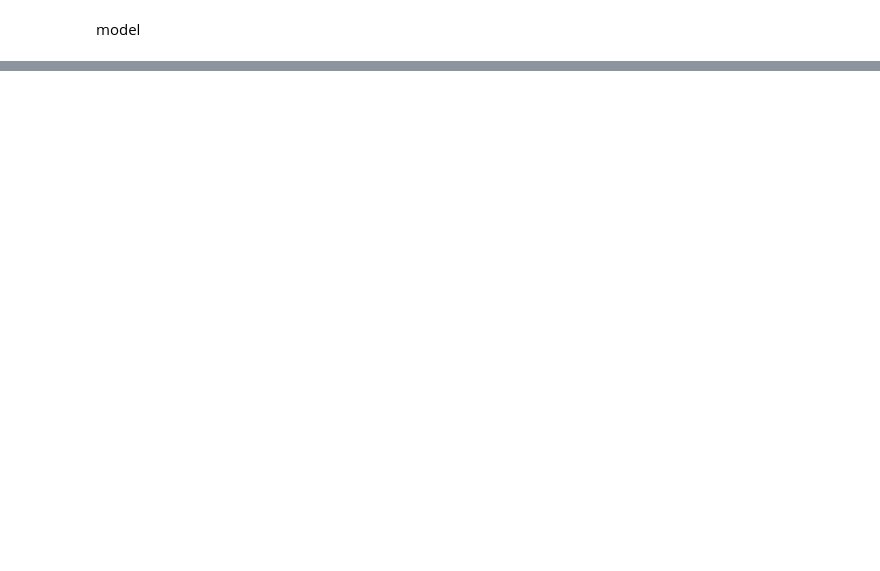
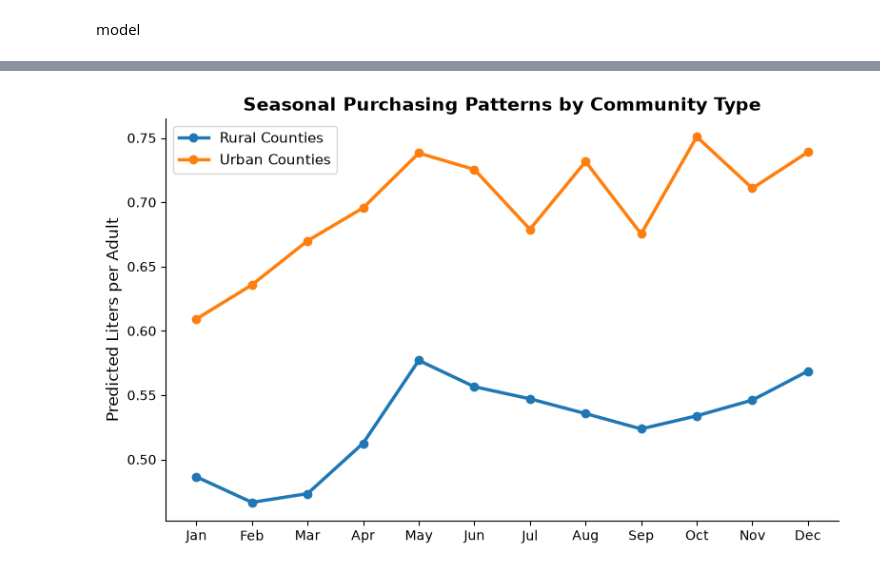
Before and after one commit to HudsonPifer1217/Data4401AlcoholProject, a Jupyter notebook: DEAD-Analysis.ipynb, the cells around one changed output, grey strips where cells are left out. Cells and saved outputs as stored; diff of their text form; code cells hidden in the pictures; blank space fills up the shorter version.

```diff
--- a/DEAD-Analysis.ipynb
+++ b/DEAD-Analysis.ipynb
@@ -701,0 +580,15 @@ Covariance Type:              nonrobust
+# %%
+county_month['log_dollars_per_adult'] = np.log(county_month['total_dollars'] / county_month['adult_population'])
+
+model_dollars = smf.wls(
+    formula='''log_dollars_per_adult ~ log_income + pct_young_adult + employment_rate
+               + log_density + log_stores_per_10k
+               + C(month) * urban''',
+    data=county_month,
+    weights=county_month['adult_population']
+)
+
+results_dollars = model_dollars.fit()
+results_dollars_cl = model_dollars.fit(cov_type='cluster', cov_kwds={'groups': county_month['county_fips_code']})
+
+print(results_dollars_cl.summary())
@@ -701,0 +671,36 @@ Covariance Type:              nonrobust
+# %%
+# Build predicted values across months for a representative urban and rural county
+month_range = list(range(1, 13))
+
+# Use median values for other predictors so we isolate the month/urban effect
+base = county_month.median(numeric_only=True)
+
+pred_df = pd.DataFrame({
+    'month': month_range * 2,
+    'urban': [0]*12 + [1]*12,
+    'log_income': base['log_income'],
+    'pct_young_adult': base['pct_young_adult'],
+    'employment_rate': base['employment_rate'],
+    'log_density': base['log_density'],
+    'log_stores_per_10k': base['log_stores_per_10k'],
+})
+
+pred_df['predicted_log_liters'] = results_cl.predict(pred_df)
+pred_df['predicted_liters_per_adult'] = np.exp(pred_df['predicted_log_liters'])
+
+fig, ax = plt.subplots(figsize=(8, 5))
+for urban_val, label, color in [(0, 'Rural Counties', '#1f77b4'), (1, 'Urban Counties', '#ff7f0e')]:
+    subset = pred_df[pred_df['urban'] == urban_val]
+    ax.plot(subset['month'], subset['predicted_liters_per_adult'], marker='o', label=label, color=color, linewidth=2.5)
+
+ax.set_xticks(month_range)
+ax.set_xticklabels(['Jan','Feb','Mar','Apr','May','Jun','Jul','Aug','Sep','Oct','Nov','Dec'])
+ax.set_ylabel('Predicted Liters per Adult', fontsize=12)
+ax.set_title('Seasonal Purchasing Patterns by Community Type', fontsize=14, weight='bold')
+ax.legend(fontsize=11)
+ax.spines[['top','right']].set_visible(False)
+plt.tight_layout()
+plt.savefig('seasonal_chart.png', dpi=200, bbox_inches='tight')
+plt.show()
+# %% [output]
+[figure, added]
```
Also changed, not shown: parts of 21 cells of this notebook.
